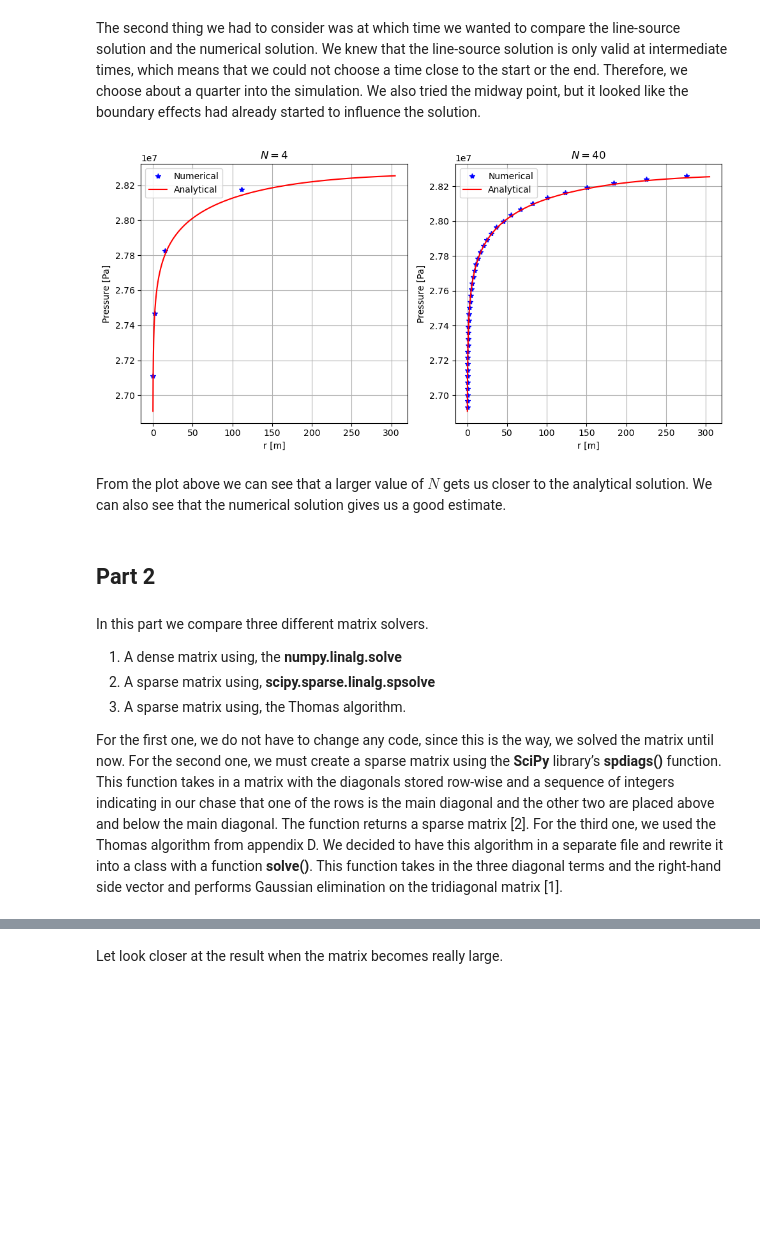
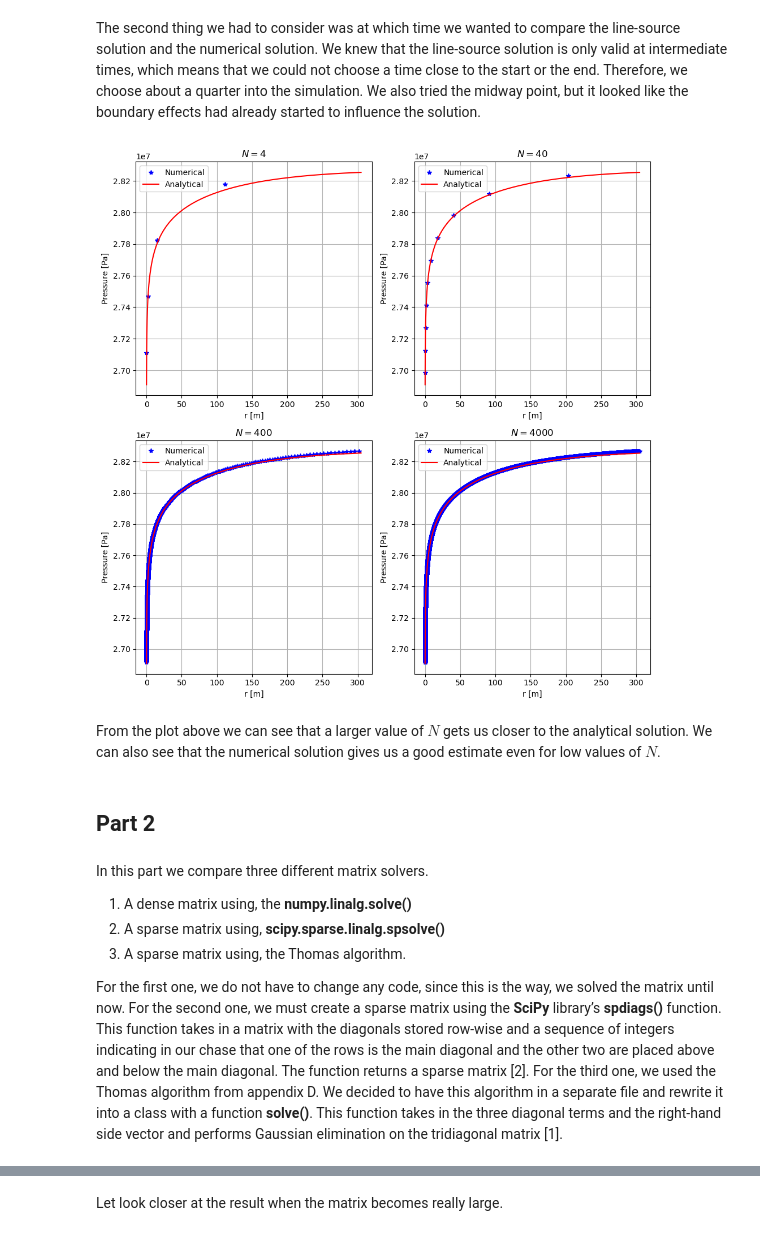
Before and after one commit to simengaasland/MOD510-Projects, a Jupyter notebook: Project 2/Project2_Report.ipynb, the cells around one changed output, grey strips where cells are left out. Cells and saved outputs as stored; diff of their text form; code cells hidden in the pictures; blank space fills up the shorter version.

Commit message:
Fixed thomas algorithm and exercise 3

```diff
--- a/Project 2/Project2_Report.ipynb
+++ b/Project 2/Project2_Report.ipynb
@@ -507,6 +507,7 @@ import scipy as scipy
 import scipy.sparse as sp
 from scipy.optimize import curve_fit
 import math
+import copy
 from ThomasAlgorithm import ThomasAlgorithm as thomas
 
 class PressureSolver:
@@ -628,9 +629,11 @@ class PressureSolver:
             diag = [-1, 0, 1]
             self.A = sp.spdiags(data, diag, m = self.N_, n = self.N_, format='csc')
         elif self.solver_ == 'Thomas':
-            self.l = a
+            self.l = np.zeros(self.N_)
+            self.l[1:] = a
             self.d = b
-            self.u = c
+            self.u = np.zeros(self.N_)
+            self.u[:-1] = c
 #--------------------------------------------------------------------------------
 
 #-------------------------------Exercise 2 part 3 -------------------------------
@@ -657,6 +660,7 @@ class PressureSolver:
         self.pressure_over_time.append(p_old)
 
         while t <= t_final:
+            self.set_up_matrix_for_time_dependent()
             #Setting up rhs
             self.set_up_rhs_for_time_dependent(p_old)
 
@@ -667,7 +671,7 @@ class PressureSolver:
             elif self.solver_ == 'Sparse':
                 p_new = sp.linalg.spsolve(self.A, self.rhs)
             elif self.solver_ == 'Thomas':
-                p_new = thomas.solve(self.l, self.d, self.u, self.rhs)
+                p_new = thomas.solve(l = self.l, d = self.d, u = self.u, r = self.rhs)
 
             #Update values and add new values to lists
             t += self.dt_
@@ -787,33 +791,45 @@ $$y = \ln \left( \frac{r}{r_w}\right) \quad \Rightarrow \quad r = r_w e^y$$
 # %% [markdown]
 The second thing we had to consider was at which time we wanted to compare the line-source solution and the numerical solution. We knew that the line-source solution is only valid at intermediate times, which means that we could not choose a time close to the start or the end. Therefore, we choose about a quarter into the simulation. We also tried the midway point, but it looked like the boundary effects had already started to influence the solution.
 # %%
-ps1 = PressureSolver(N = 4, dt = 0.01)
-ps2 = PressureSolver(N = 40, dt = 0.01)
+ps1 = PressureSolver(N = 4, dt = 0.01, solver = 'Thomas')
+ps2 = PressureSolver(N = 10, dt = 0.01, solver = 'Thomas')
+ps3 = PressureSolver(N = 400, dt = 0.01, solver = 'Thomas')
+ps4 = PressureSolver(N = 4000, dt = 0.01, solver = 'Thomas')
 
-plt.figure(figsize=(10, 5))
+plt.figure(figsize=(10, 10))
 
-#Left plot
-plt.subplot(1, 2, 1)
+#Top left plot
+plt.subplot(2, 2, 1)
 ps1.compare_analytical_and_numerical()
 plt.title('$N = 4$')
 
-#Right plot
-plt.subplot(1, 2, 2)
+#Top right plot
+plt.subplot(2, 2, 2)
 ps2.compare_analytical_and_numerical()
 plt.title('$N = 40$')
 
+#Bottom left plot
+plt.subplot(2, 2, 3)
+ps3.compare_analytical_and_numerical()
+plt.title('$N = 400$')
+
+#Bottom right plot
+plt.subplot(2, 2, 4)
+ps4.compare_analytical_and_numerical()
+plt.title('$N = 4000$')
+
 plt.tight_layout()
 plt.show()
 # %% [output]
-[figure, old version]
+[figure, new version]
 # %% [markdown]
-From the plot above we can see that a larger value of $N$ gets us closer to the analytical solution. We can also see that the numerical solution gives us a good estimate.
+From the plot above we can see that a larger value of $N$ gets us closer to the analytical solution. We can also see that the numerical solution gives us a good estimate even for low values of $N$.
 # %% [markdown]
 ## Part 2
 # %% [markdown]
 In this part we compare three different matrix solvers.
-1. A dense matrix using, the **numpy.linalg.solve**
-2. A sparse matrix using, **scipy.sparse.linalg.spsolve**
+1. A dense matrix using, the **numpy.linalg.solve()**
+2. A sparse matrix using, **scipy.sparse.linalg.spsolve()**
 3. A sparse matrix using, the Thomas algorithm.
 
 For the first one, we do not have to change any code, since this is the way, we solved the matrix until now. For the second one, we must create a sparse matrix using the **SciPy** library’s **spdiags()** function. This function takes in a matrix with the diagonals stored row-wise and a sequence of integers indicating in our chase that one of the rows is the main diagonal and the other two are placed above and below the main diagonal. The function returns a sparse matrix \[2\]. For the third one, we used the Thomas algorithm from appendix D. We decided to have this algorithm in a separate file and rewrite it into a class with a function **solve()**. This function takes in the three diagonal terms and the right-hand side vector and performs Gaussian elimination on the tridiagonal matrix \[1\].
```
Also changed, not shown: parts of 10 cells of this notebook.
